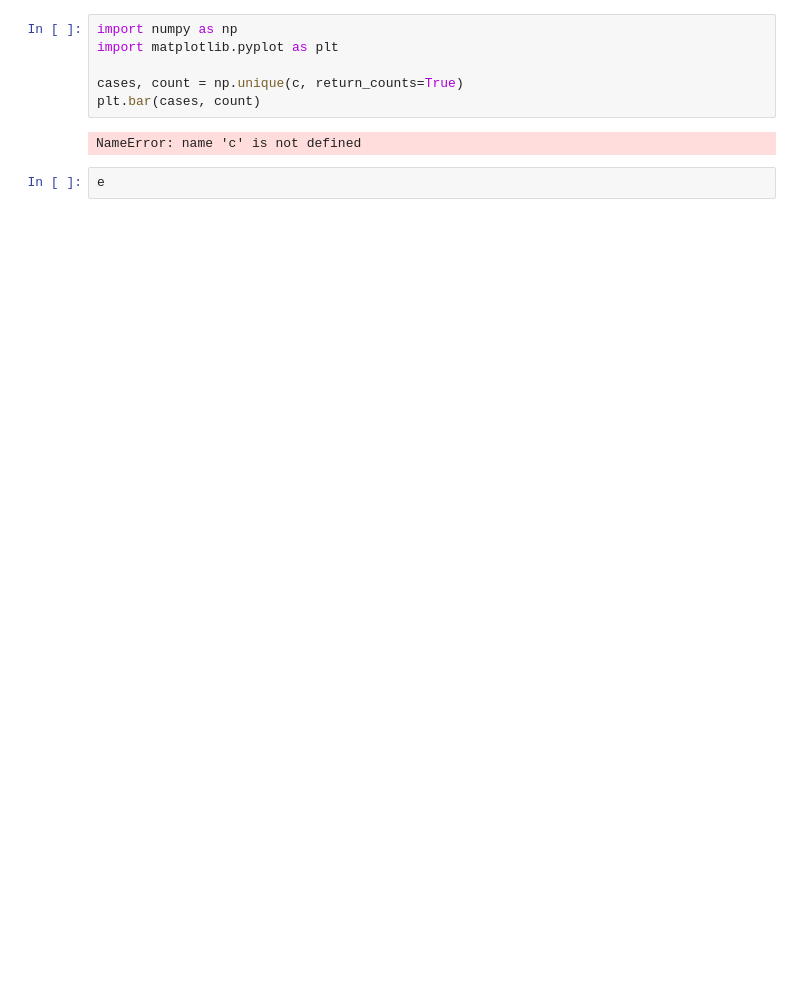
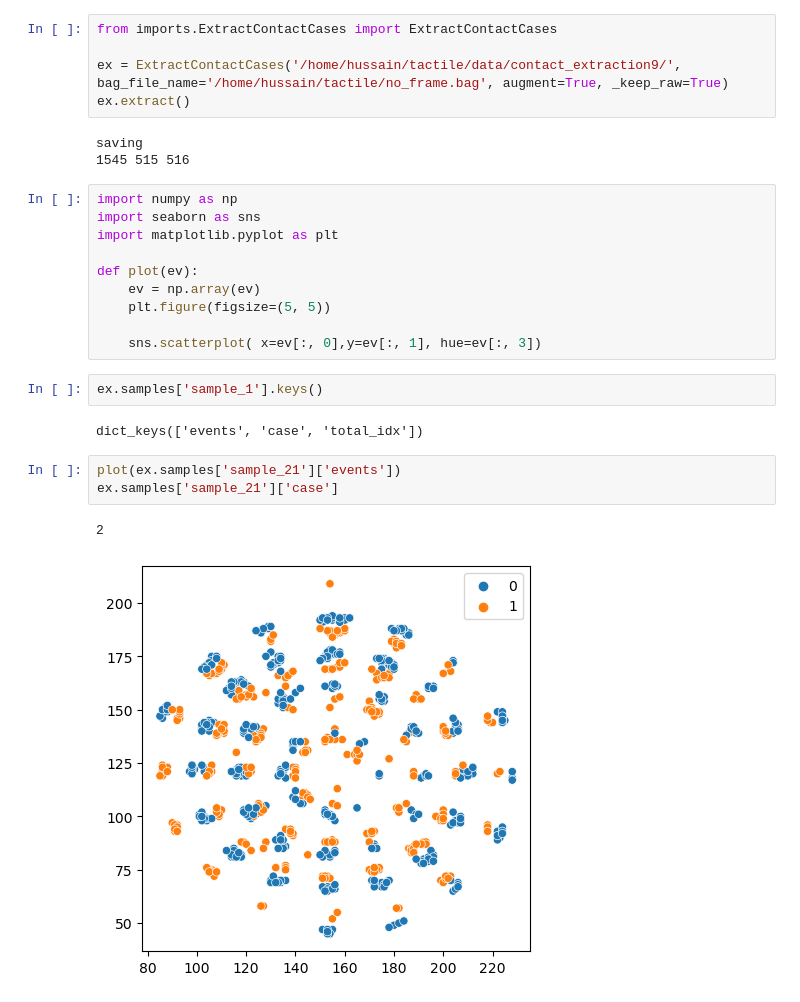
Before and after one commit to AdvancedResearchInnovationCenter/TactiGraph, a Jupyter notebook: src/exploring_graphs.ipynb, the cells around one changed output. Saved outputs shown, nothing was run; the diff lists cells and outputs as text; blank space fills up the shorter version.

```diff
--- a/src/exploring_graphs.ipynb
+++ b/src/exploring_graphs.ipynb
@@ -114,10 +1,28 @@ graph_meta
-# %%
-import numpy as np
-import matplotlib.pyplot as plt
-
-cases, count = np.unique(c, return_counts=True)
-plt.bar(cases, count)
-# %% [output]
-NameError: name 'c' is not defined
-# %%
-e
+# %%
+from imports.ExtractContactCases import ExtractContactCases
+
+ex = ExtractContactCases('/home/hussain/tactile/data/contact_extraction9/', bag_file_name='/home/hussain/tactile/no_frame.bag', augment=True, _keep_raw=True)
+ex.extract()
+# %% [output]
+saving
+1545 515 516
+# %%
+import numpy as np
+import seaborn as sns
+import matplotlib.pyplot as plt
+
+def plot(ev):
+    ev = np.array(ev)
+    plt.figure(figsize=(5, 5))
+
+    sns.scatterplot( x=ev[:, 0],y=ev[:, 1], hue=ev[:, 3])
+# %%
+ex.samples['sample_1'].keys()
+# %% [output]
+dict_keys(['events', 'case', 'total_idx'])
+# %%
+plot(ex.samples['sample_21']['events'])
+ex.samples['sample_21']['case']
+# %% [output]
+2
+[figure, added]
```
Also changed, not shown: parts of 18 cells of this notebook, 11 other files.
